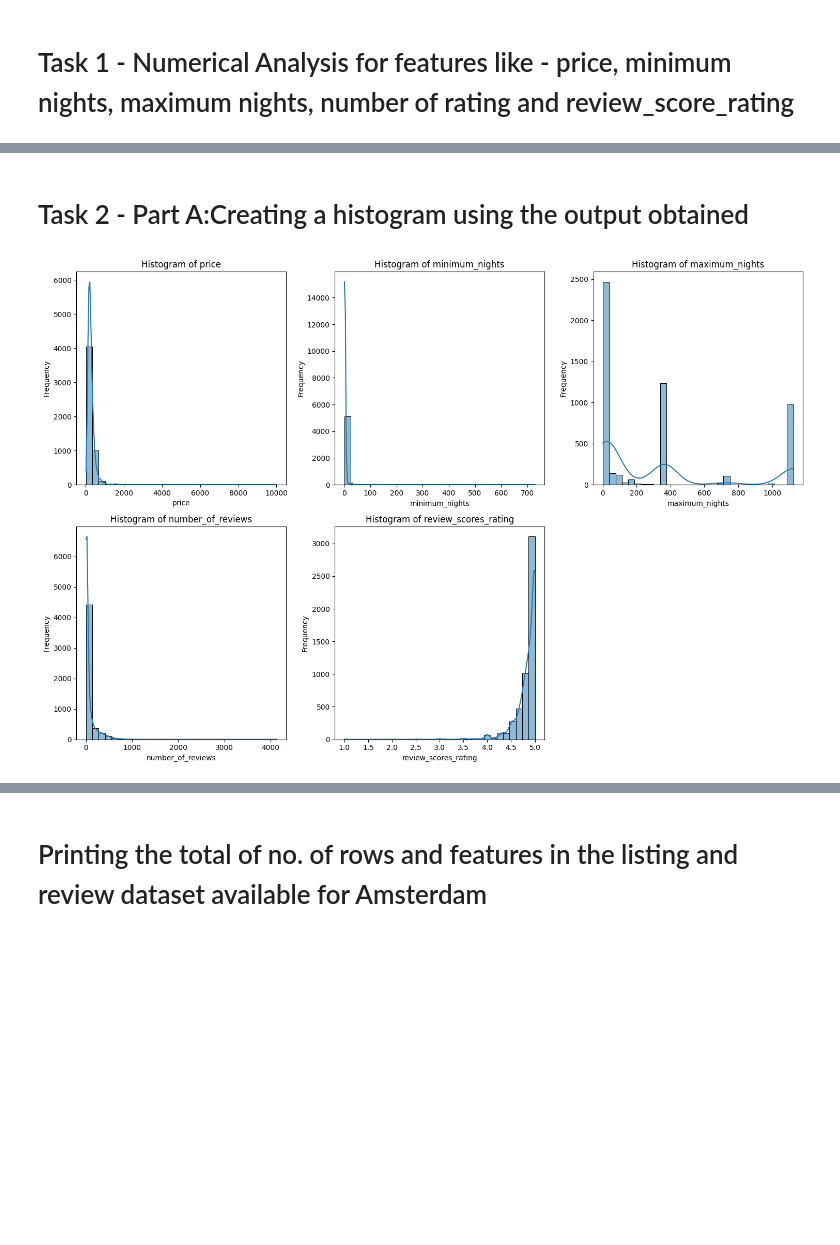
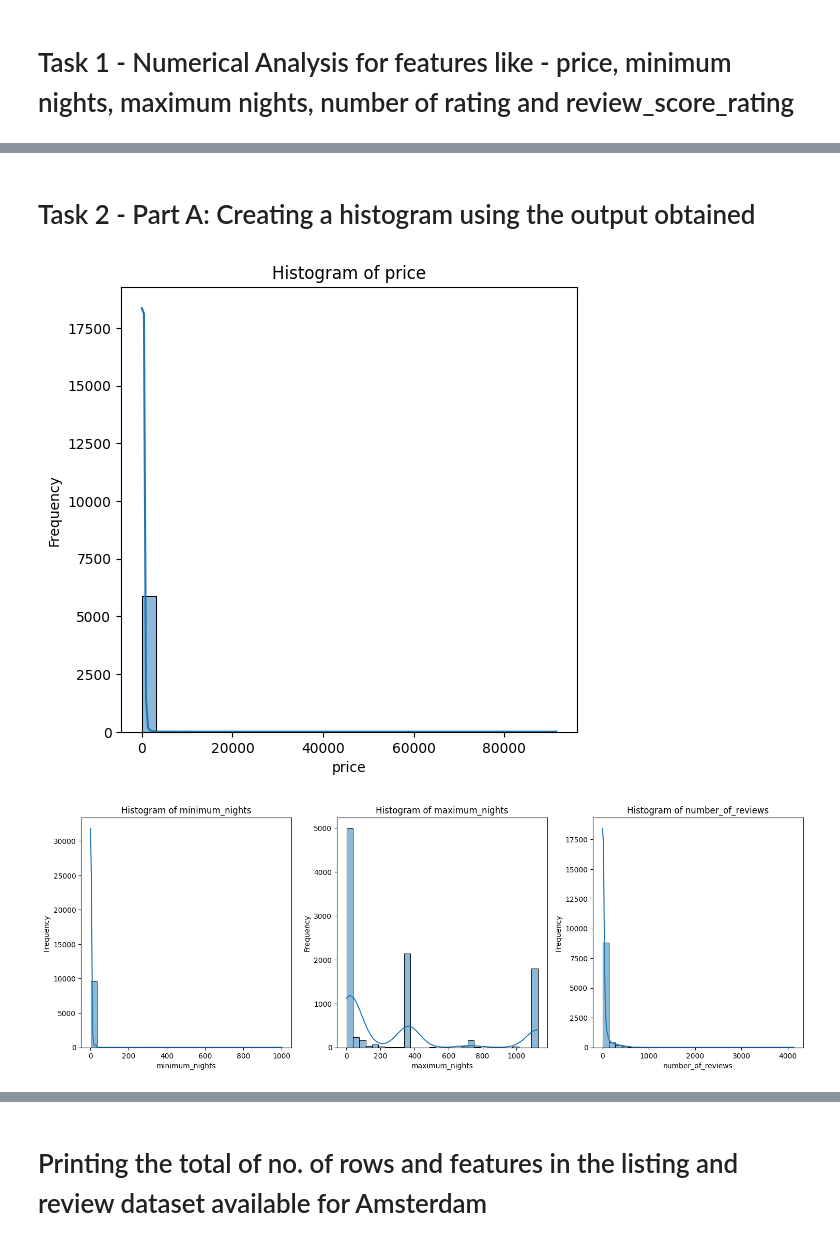
Before and after one commit to aishwaryaravi2207/machine_learning_neu, a Jupyter notebook: action/amsterdam/tasks/tasks.ipynb, the cells around one changed output, grey strips where cells are left out. Drawn from its saved outputs; the diff is of its cells as text; code cells hidden in the pictures; blank space fills up the shorter version.

Commit message:
Updating all task for Amsterdam

```diff
--- a/action/amsterdam/tasks/tasks.ipynb
+++ b/action/amsterdam/tasks/tasks.ipynb
@@ -1,2 +1,12 @@
 # %% [markdown]
 # Storing the processed  listing and review dataset into a dataframe
+# %%
+import pandas as pd
+
+listing_amsterdam_price_df = pd.read_csv("/Users/aishwaryaravichandran/Documents copy/machine learning neu/assignment_one/dataset/pre_processed_listing_dataset/processed_listing_price_amsterdam.csv")
+listing_amsterdam_df = pd.read_csv("/Users/aishwaryaravichandran/Documents copy/machine learning neu/assignment_one/dataset/pre_processed_listing_dataset/processed_listing_amsterdam.csv")
+listing_amsterdam_review_score_df = pd.read_csv("/Users/aishwaryaravichandran/Documents copy/machine learning neu/assignment_one/dataset/pre_processed_listing_dataset/processed_listing__review_score_amsterdam.csv")
+
+print(listing_amsterdam_price_df.shape)
+print(listing_amsterdam_df.shape)
+print(listing_amsterdam_review_score_df.shape)
@@ -46,11 +25,18 @@ print(review_amsterdam_df.head())
 # Task 1 - Numerical Analysis for features like - price, minimum nights, maximum nights, number of rating and review_score_rating
 # %%
 # List of Features
-features = ['price','minimum_nights','maximum_nights','number_of_reviews','review_scores_rating']
+
+feature_one = ['price']
+feature_two = ['minimum_nights','maximum_nights','number_of_reviews']
+feature_three = ['review_scores_rating']
 
 # Calculate summary statistics
-summary_stats = listing_amsterdam_df[features].describe()
+summary_stats_one = listing_amsterdam_price_df[feature_one].describe()
+summary_stats_two = listing_amsterdam_df[feature_two].describe()
+summary_stats_three = listing_amsterdam_review_score_df[feature_three].describe()
 
 # Display summary statistics
-print(summary_stats)
+print(summary_stats_one)
+print(summary_stats_two)
+print(summary_stats_three)
 # %% [output]
@@ -104,23 +304,44 @@ dtype: float64
 # %% [markdown]
-# Task 2 - Part A:Creating a histogram using the output obtained
+# Task 2 - Part A: Creating a histogram using the output obtained
+# %%
+import matplotlib.pyplot as plt
+import seaborn as sns
+
+# Assuming df is your DataFrame and features is your list of features
+# features = ['price', 'minimum_nights', 'number_of_reviews']
+
+# Plot histograms
+plt.figure(figsize=(15, 10))
+
+for i, feature in enumerate(feature_one):
+    plt.subplot(2, 3, i+1)
+    sns.histplot(listing_amsterdam_price_df[feature], bins=30, kde=True)
+    plt.title(f'Histogram of {feature}')
+    plt.xlabel(feature)
+    plt.ylabel('Frequency')
+
+plt.tight_layout()
+plt.show()
+# %% [output]
+[figure, added]
 # %%
 import matplotlib.pyplot as plt
 import seaborn as sns
 
 # Assuming df is your DataFrame and features is your list of features
 # features = ['price', 'minimum_nights', 'number_of_reviews']
 
 # Plot histograms
 plt.figure(figsize=(15, 10))
 
-for i, feature in enumerate(features):
+for i, feature in enumerate(feature_two):
     plt.subplot(2, 3, i+1)
     sns.histplot(listing_amsterdam_df[feature], bins=30, kde=True)
     plt.title(f'Histogram of {feature}')
     plt.xlabel(feature)
     plt.ylabel('Frequency')
 
 plt.tight_layout()
 plt.show()
 # %% [output]
-[figure, old version]
+[figure, new version]
```
Also changed, not shown: parts of 96 cells of this notebook, 2 other files.
